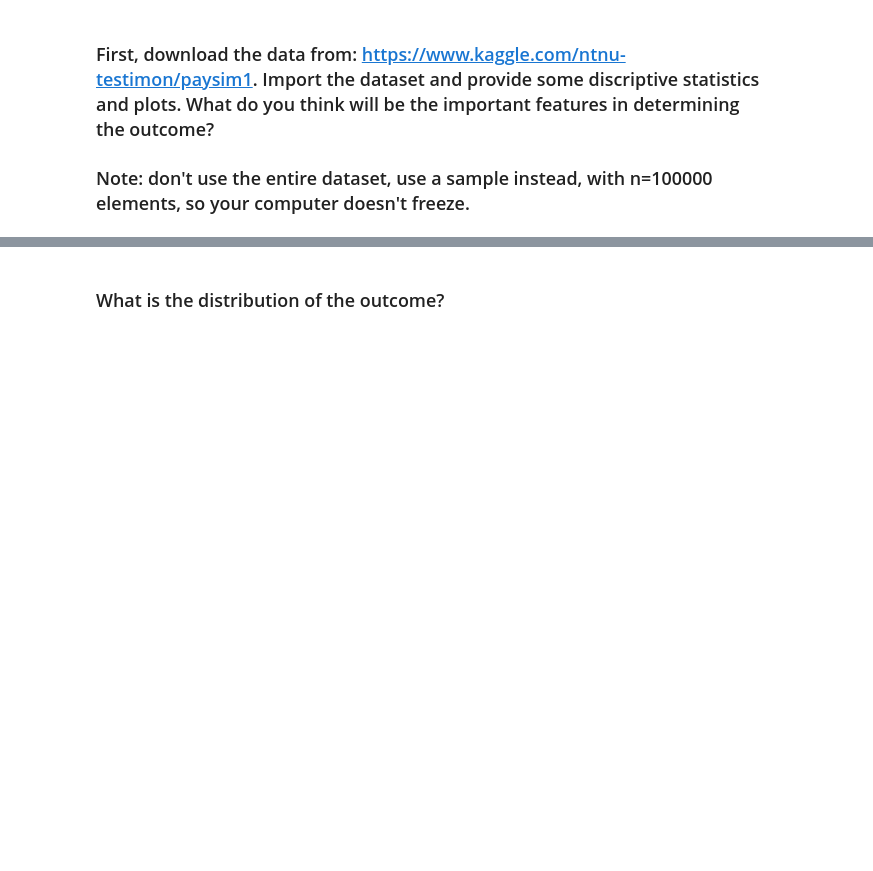
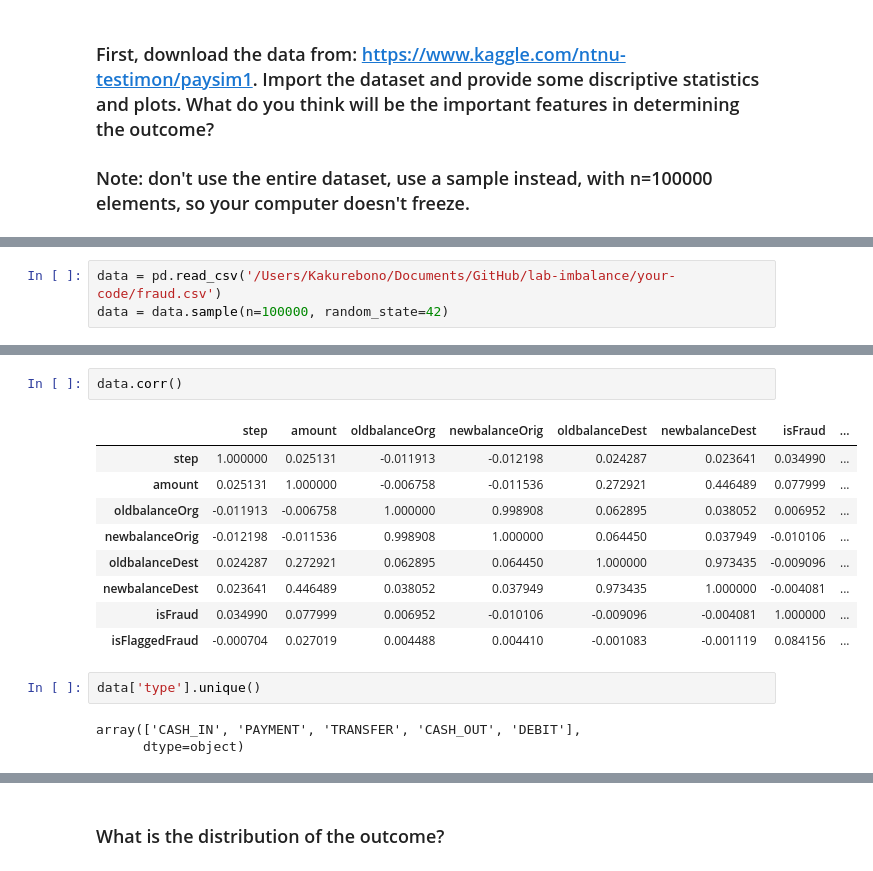
Before and after one commit to ta-data-lis/lab-imbalance, a Jupyter notebook: your-code/lab_imbalance.ipynb, the cells around one changed output, grey strips where cells are left out. Cells and saved outputs as stored; diff of their text form; blank space fills up the shorter version.

Commit message:
[Imbalance - Oliver Szotyori]
Lab done

```diff
--- a/your-code/lab_imbalance.ipynb
+++ b/your-code/lab_imbalance.ipynb
@@ -13,0 +17,3 @@ Like we disussed in class, when we have noisy data, if we are not careful, we ca
+# %%
+data = pd.read_csv('/Users/Kakurebono/Documents/GitHub/lab-imbalance/your-code/fraud.csv')
+data = data.sample(n=100000, random_state=42)
@@ -13,0 +29,17 @@ Like we disussed in class, when we have noisy data, if we are not careful, we ca
+# %%
+data.corr()
+# %% [output]
+|  | step | amount | oldbalanceOrg | newbalanceOrig | oldbalanceDest | newbalanceDest | isFraud | ... |
+| step | 1.000000 | 0.025131 | -0.011913 | -0.012198 | 0.024287 | 0.023641 | 0.034990 | ... |
+| amount | 0.025131 | 1.000000 | -0.006758 | -0.011536 | 0.272921 | 0.446489 | 0.077999 | ... |
+| oldbalanceOrg | -0.011913 | -0.006758 | 1.000000 | 0.998908 | 0.062895 | 0.038052 | 0.006952 | ... |
+| newbalanceOrig | -0.012198 | -0.011536 | 0.998908 | 1.000000 | 0.064450 | 0.037949 | -0.010106 | ... |
+| oldbalanceDest | 0.024287 | 0.272921 | 0.062895 | 0.064450 | 1.000000 | 0.973435 | -0.009096 | ... |
+| newbalanceDest | 0.023641 | 0.446489 | 0.038052 | 0.037949 | 0.973435 | 1.000000 | -0.004081 | ... |
+| isFraud | 0.034990 | 0.077999 | 0.006952 | -0.010106 | -0.009096 | -0.004081 | 1.000000 | ... |
+| isFlaggedFraud | -0.000704 | 0.027019 | 0.004488 | 0.004410 | -0.001083 | -0.001119 | 0.084156 | ... |
+# %%
+data['type'].unique()
+# %% [output]
+array(['CASH_IN', 'PAYMENT', 'TRANSFER', 'CASH_OUT', 'DEBIT'],
+      dtype=object)
```
Also changed, not shown: parts of 46 cells of this notebook.
